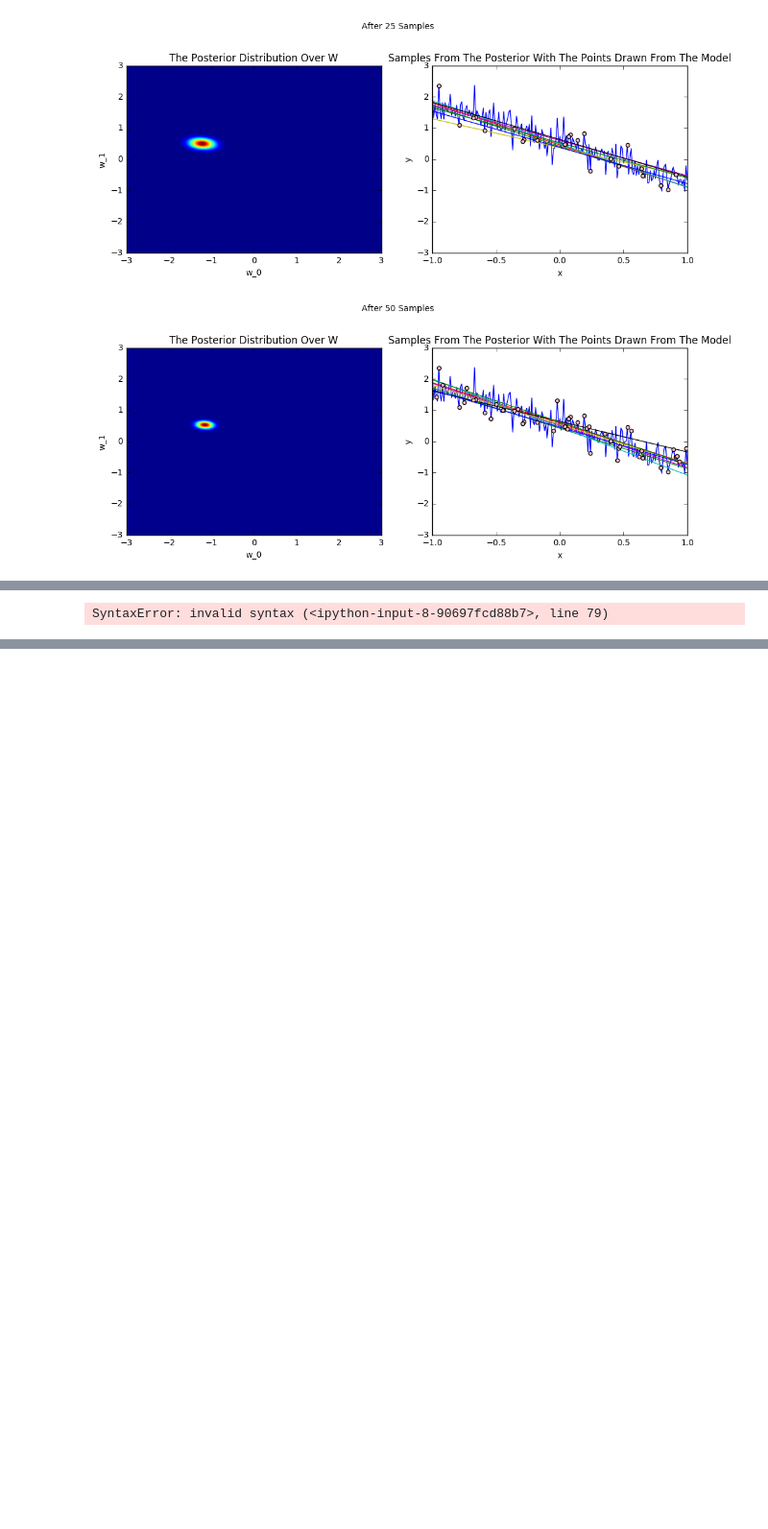
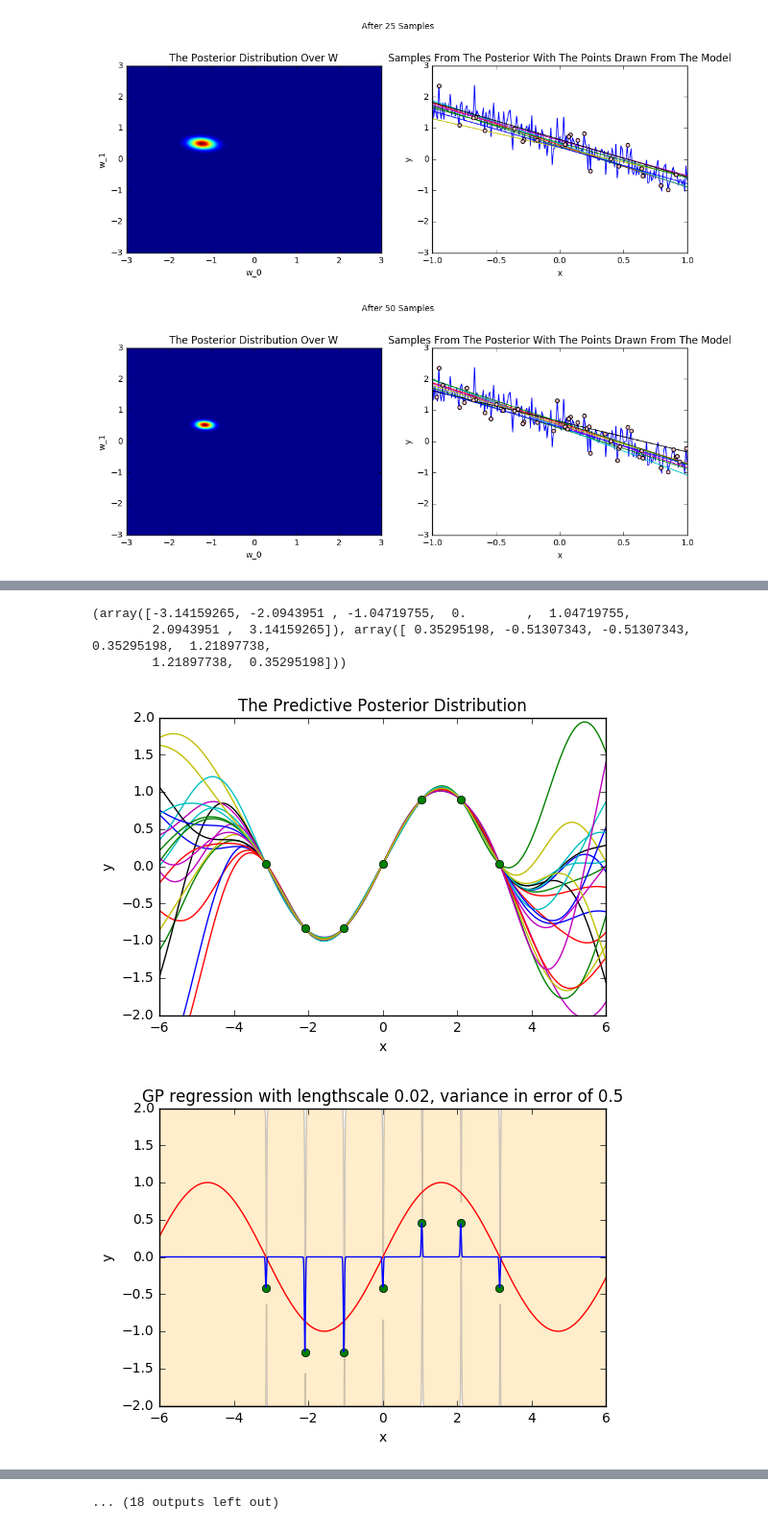
Before and after one commit to shanik-d/machine-learning, a Jupyter notebook: Untitled.ipynb, the cells around one changed output, grey strips where cells are left out. Shown at 96% size. Saved outputs shown, nothing was run; the diff lists cells and outputs as text; code cells hidden in the pictures; blank space fills up the shorter version.

Commit message:
graph update

```diff
--- a/Untitled.ipynb
+++ b/Untitled.ipynb
@@ -244,11 +249,11 @@ plotGaussianProcess(0.0004)
 # %%
-def nonParamPoints():
+def nonParamPoints(cov):
     X = np.linspace(-pi, pi, 7)
-    error = normErr(0, 0.5)
+    error = normErr(0, cov)
     Y = np.sin(X) + error
     return(X, Y)
 
-print(nonParamPoints())
+print(nonParamPoints(0.5))
 
 def computeNonParamPost(xRange, X, Y, l):
     X = X[:,None]
@@ -261,8 +266,20 @@ def computeNonParamPost(xRange, X, Y, l):
     sigma = c - (K.dot(C)).dot(K.T)
     return mu, sigma
 
+def computeNonParamPostDiag(xRange, X, Y, l):
+    X = X[:,None]
+    Y = Y[:,None]
+    xRange = xRange[:,None]
+    K = sqExpCov(xRange, X, 1, l)
+    C = np.linalg.inv(sqExpCov(X, X, 1, l))
+    C = C + (0.5**2)*np.identity(C.shape[0])
+    mu = (K.dot(C)).dot(Y)
+    c = sqExpCov(xRange, xRange, 1, l)
+    sigma = c - (K.dot(C)).dot(K.T)
+    return mu, sigma
+
 def nonParamSamplePost(l):
-    X, Y = nonParamPoints()
+    X, Y = nonParamPoints(0.5)
     xSpace = np.linspace(-2*pi, 2*pi, 2000)
     mu, sig = computeNonParamPost(xSpace, X, Y, l)
     mu = np.reshape(mu, (2000,))
@@ -282,48 +299,66 @@ def nonParamSamplePost(l):
 
 nonParamSamplePost(2)
 
-def plotNonParamPost():
-    X, Y = nonParamPoints()
+def plotNonParamPost(cov):
+    X, Y = nonParamPoints(cov)
     xSpace = np.linspace(-2*pi, 2*pi, 2000)
-    lList = [0.0004, 0.02, 0.2, 0.5, 1, 1.5, 2, pi, 5, 20]
+    lList = [0.02, 0.5, 1, 1.5, 2, pi, 20]
     for l in lList:
         mu, sigma = computeNonParamPost(xSpace,X,Y,l)
         gpFig = plt.figure()
         gpAx = gpFig.add_subplot( 111 )
-        gpAx.plot(X, Y, '.')
+        gpAx.plot(X, Y, 'go')
         gpAx.plot(xSpace,np.sin(xSpace), color = 'red')
         mu = np.reshape(mu, (2000,))
         gpAx.plot(xSpace,mu)
         upBound = mu + 2*np.sqrt(sigma.diagonal())
         loBound = mu - 2*np.sqrt(sigma.diagonal())
         gpAx.fill_between(xSpace, upBound, loBound, facecolor='orange', interpolate=True, alpha=0.2)
         gpAx.set_ylim(-2,2)
         gpAx.set_xlim(-6,6)
+        gpAx.set_xlabel('x')
+        gpAx.set_ylabel('y')
+        gpTitle = 'GP regression with lengthscale ' + str(l) + ', variance in error of ' + str(cov)
+        gpAx.set_title(gpTitle)
+        fileName = 'gpReg-' + str(lList.index(l)) + '.png'
         #plt.title(title)
-        plt.show()
+        #plt.show()
+        gpFig.savefig(fileName, bbox_inches='tight')
 
-def nonParamReg():
-    X, Y = nonParamPoints()
+def plotNonParamPostDiag(cov):
+    X, Y = nonParamPoints(cov)
     xSpace = np.linspace(-2*pi, 2*pi, 2000)
-    oldMu, oldSig = computeNonParamPost(xSpace, X, Y, 2)
-    for i in range(20):
-        mu = oldMu
-        sigma = oldSig
+    lList = [0.02, 0.5, 1, 1.5, 2, pi, 20]
+    for l in lList:
+        mu, sigma = computeNonParamPostDiag(xSpace,X,Y,l)
         gpFig = plt.figure()
         gpAx = gpFig.add_subplot( 111 )
-        gpAx.plot(X, Y, '.')
+        gpAx.plot(X, Y, 'go')
         gpAx.plot(xSpace,np.sin(xSpace), color = 'red')
         mu = np.reshape(mu, (2000,))
         gpAx.plot(xSpace,mu)
         upBound = mu + 2*np.sqrt(sigma.diagonal())
         loBound = mu - 2*np.sqrt(sigma.diagonal())
         gpAx.fill_between(xSpace, upBound, loBound, facecolor='orange', interpolate=True, alpha=0.2)
         gpAx.set_ylim(-2,2)
         gpAx.set_xlim(-6,6)
-        oldMu =
+        gpAx.set_xlabel('x')
+        gpAx.set_ylabel('y')
+        gpTitle = 'GP regression with lengthscale ' + str(l) + ', variance in error of ' + str(cov) + ' with a diagonal covariance matrix added'
+        gpAx.set_title(gpTitle)
+        fileName = 'gpRegDiag-' + str(lList.index(l)) + '.png'
+        #plt.title(title)
+        #plt.show()
+        gpFig.savefig(fileName, bbox_inches='tight')
 
 
-
-plotNonParamPost()
+plotNonParamPost(0.5)
+plotNonParamPost(0.02)
+plotNonParamPostDiag(0.5)
+plotNonParamPostDiag(0.02)
 # %% [output]
-SyntaxError: invalid syntax (<ipython-input-8-90697fcd88b7>, line 79)
+(array([-3.14159265, -2.0943951 , -1.04719755,  0.        ,  1.04719755,
+        2.0943951 ,  3.14159265]), array([ 0.35295198, -0.51307343, -0.51307343,  0.35295198,  1.21897738,
+        1.21897738,  0.35295198]))
+[figure, added]
+[figure, added]
@@ -329,0 +374 @@ SyntaxError: invalid syntax (<ipython-input-8-90697fcd88b7>, line 79)
+... (18 outputs left out)
```
Also changed, not shown: parts of 3 cells of this notebook, 5 other files.
